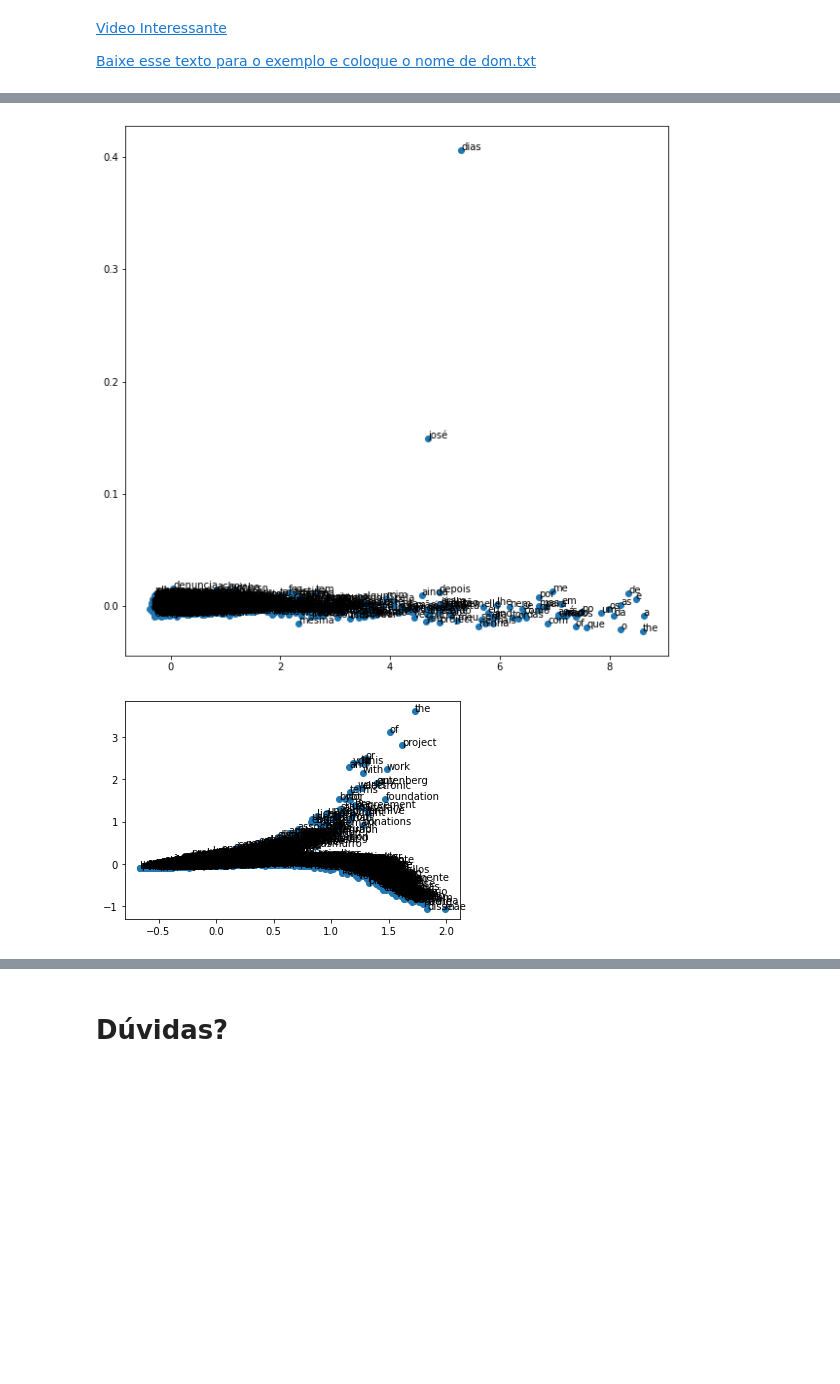
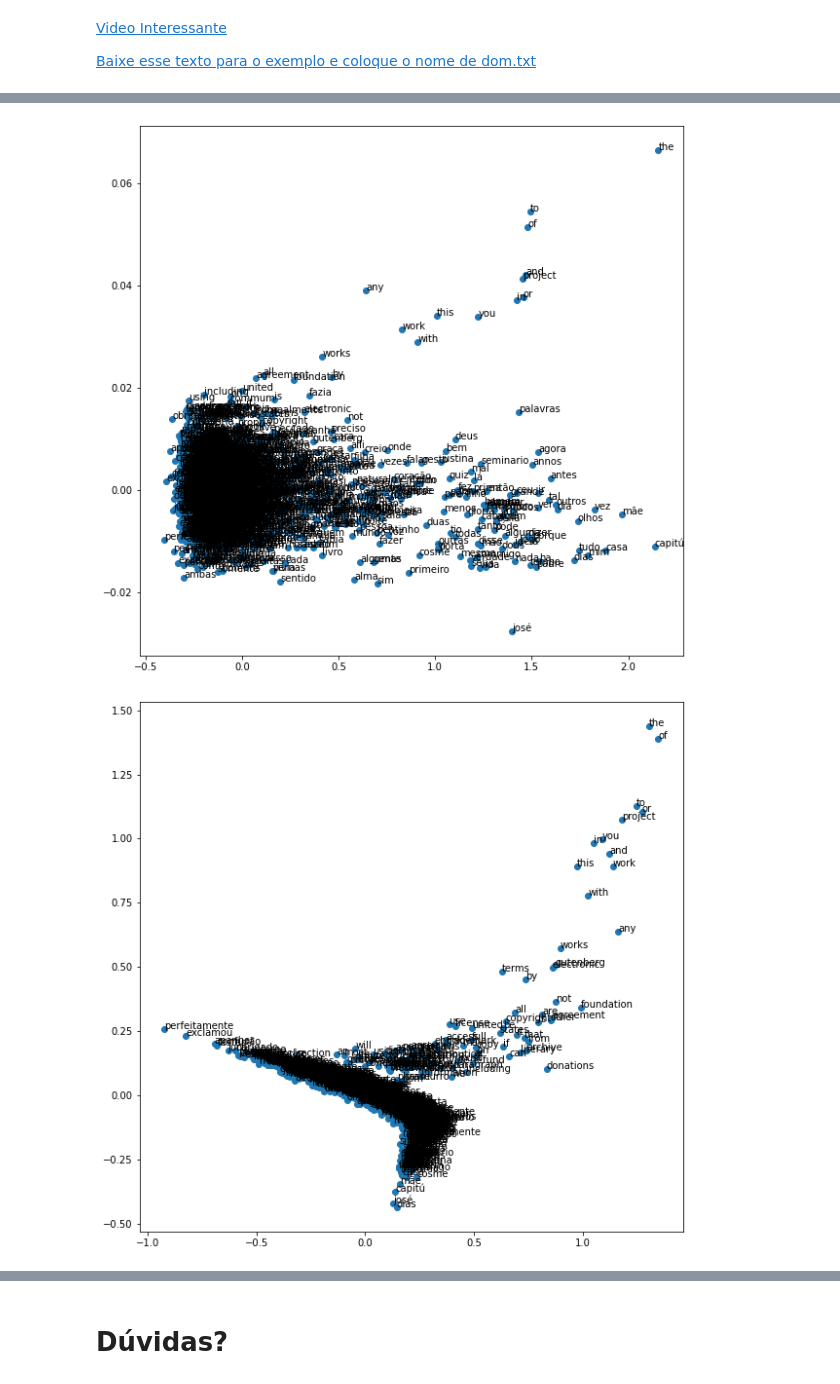
Before and after one commit to DaviHorner/1-Palestra-do-Grupo-de-PLN-IA-WordEmbeddings, a Jupyter notebook: Tutorial_Word_Embeddings.ipynb, the cells around one changed output, grey strips where cells are left out. Saved outputs shown, nothing was run; the diff lists cells and outputs as text; code cells hidden in the pictures; blank space fills up the shorter version.

```diff
--- a/Tutorial_Word_Embeddings.ipynb
+++ b/Tutorial_Word_Embeddings.ipynb
@@ -71,11 +78,30 @@ Saving dom.txt to dom (1).txt
 # %%
+stopwords = nltk.corpus.stopwords.words('portuguese')
+stopwords.append('ella')
+stopwords.append('elle')
+stopwords.append('elles')
+stopwords.append('ellas')
+stopwords.append('assim')
+stopwords.append('tambem')
+stopwords.append('outra')
+stopwords.append('outro')
+stopwords.append('ainda')
+stopwords.append('aqui')
+stopwords.append('á')
+stopwords.append('ser')
+stopwords.append('tão')
+stopwords.append('ás')
+stopwords.append('has')
+
 # Filtro para não pegar pontuação
 def filtrar_palavras(sentenca):
-  return [word.lower() for word in nltk.word_tokenize(sentenca) if word.isalnum()]
+  tokens = [word.lower() for word in nltk.word_tokenize(sentenca) if word.isalnum()]
+  tokens = [token for token in tokens if token not in stopwords]
+  return tokens
 
 # Separar as palavras em tolkiens
-def tokenize(texto):
-  return [filtrar_palavras(setenca) for setenca in nltk.sent_tokenize(texto)]
+def tokenize_sentenca(texto):
+  return [filtrar_palavras(sentenca) for sentenca in nltk.sent_tokenize(texto)]
 
 sentencas = []
 
@@ -83,22 +109,24 @@ data_path = "dom.txt"
 
 with open(data_path, 'r') as f:
   texto = f.read()
-  sentencas.extend(tokenize(texto))
+  sentencas.extend(tokenize_sentenca(texto))
 
 # Cria modelo CBOW trabalha de modo que prediz a probabilidade da próxima palavra de acordo com o contexto analisando as palavras anteriores
-modelo1 = gensim.models.Word2Vec(sentencas,  min_count = 1, size = 100, window = 5)
+modelo1 = gensim.models.Word2Vec(sentencas,  min_count = 5, size = 50, window = 5)
 print('CBOW')
-print(modelo1.similar_by_word('seminario'))
-print(modelo1.most_similar_cosmul(positive=['capitú'],negative=['com']))
+print(modelo1.similarity('capitú','escobar'))
+print(modelo1.most_similar_cosmul(positive=['seminario']))
+print(modelo1.most_similar(positive=['mulher','mar'],negative=['homem'],topn=3))
 print(modelo1.similar_by_word('capitú'))
 print(modelo1.similar_by_word('escobar'))
 print(modelo1.similar_by_word('mar'))
 
 # Cria modelo Skip Gram faz a predição de acordo com a quantidade de vezes que a palavra é repetida depois da outra
-modelo2 = gensim.models.Word2Vec(sentencas, min_count = 1, size = 100, window = 5, sg = 1)
+modelo2 = gensim.models.Word2Vec(sentencas, min_count = 5, size = 50, window = 5, sg = 1)
 print('Skip-Gram')
-print(modelo2.predict_output_word('seminario'))
-print(modelo2.most_similar_cosmul(positive=['capitú'],negative=['entre']))
+print(modelo2.similarity('capitú','escobar'))
+print(modelo2.most_similar_cosmul(positive=['seminario']))
+print(modelo2.most_similar(positive=['mulher','mar'],negative=['homem'],topn=3))
 print(modelo2.similar_by_word('capitú'))
 print(modelo2.similar_by_word('escobar'))
 print(modelo2.similar_by_word('mar'))
@@ -118,6 +148,5 @@ Skip-Gram
 # %%
 plt.figure(figsize=(10, 10))
-
 vocab = modelo1.wv.vocab
 pca = PCA(n_components=2)
 my_pca = pca.fit_transform(modelo1[vocab])
@@ -126,14 +155,15 @@ for i,word in enumerate(vocab):
   plt.annotate(word, xy=(my_pca[i,0],my_pca[i,1]))
 plt.show()
 # %% [output]
-[figure, old version]
+[figure, new version]
 # %%
+plt.figure(figsize=(10, 10))
 vocab = modelo2.wv.vocab
 pca = PCA(n_components=2)
 my_pca = pca.fit_transform(modelo2[vocab])
 plt.scatter(my_pca[:,0],my_pca[:,1])
 for i,word in enumerate(vocab):
   plt.annotate(word, xy=(my_pca[i,0],my_pca[i,1]))
 plt.show()
 # %% [output]
-[figure, old version]
+[figure, new version]
```
Also changed, not shown: parts of 7 cells of this notebook.
